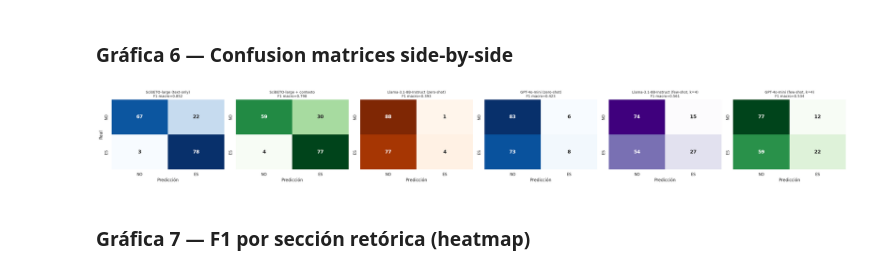
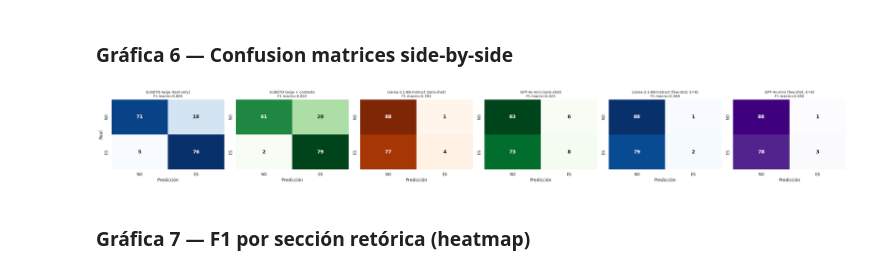
Before and after one commit to camm93/proyecto_grado_maia, a Jupyter notebook: notebooks/entrenamiento_t2_v4 (edwin).ipynb, the cells around one changed output. Cells and saved outputs as stored; diff of their text form; code cells hidden in the pictures.

```diff
--- a/notebooks/entrenamiento_t2_v4 (edwin).ipynb
+++ b/notebooks/entrenamiento_t2_v4 (edwin).ipynb
@@ -1313,7 +1333,7 @@ trainer_ctx, tok_ctx, model_ctx = train_or_load(
     model_name="Flaglab/SciBETO-large",
     dataset_cls=ContextDataset,
     df_train_=df_train, df_val_=df_val,
-    run_name="task2-v4-ctx",
+    run_name="task2-v5-ctx",
     output_dir=MODEL_OUT_CTX,
     input_type_label="con_prefijo_contextual",
 )
@@ -1389,7 +1409,7 @@ thr_ctx, sweep_ctx, val_probs_ctx, val_labels_ctx = calibrate_threshold_val(
 res_ctx = evaluate_on_test(
     trainer_ctx, tok_ctx, df_test_170, ContextDataset, thr_ctx,
     model_label="SciBETO-large + contexto",
-    run_name="task2-v3-ctx",
+    run_name="task2-v5-ctx",
 )
 
 boot_ctx = bootstrap_f1_macro(res_ctx["labels"], res_ctx["preds"])
@@ -1854,9 +1971,9 @@ llama_model2.eval()
 
 
 def build_llama_prompt_fewshot(text):
-    """Prompt few-shot estilo chat de Llama 3 Instruct con 4 ejemplos alternados."""
+    """Prompt few-shot estilo chat de Llama 3 Instruct con 8 ejemplos alternados."""
     messages = [{"role": "system", "content": SYSTEM_PROMPT_T2}]
-    # Insertar los 4 ejemplos como turnos user→assistant
+    # Insertar los 8 ejemplos como turnos user→assistant
     for lbl, ex_text in FEW_SHOT_EXAMPLES:
         messages.append({"role": "user",
                          "content": f"Fragmento:\n{ex_text}\n\nRespuesta:"})
@@ -1874,7 +1991,7 @@ def llama_inference_fewshot(df_, max_new_tokens=8):
     for text in tqdm(df_["text"].astype(str).tolist(), desc="Llama 3.1 8B few-shot"):
         prompt = build_llama_prompt_fewshot(text)
         inputs = llama_tok2(prompt, return_tensors="pt", truncation=True,
-                            max_length=3072).to(llama_model2.device)
+                            max_length=4096).to(llama_model2.device)
         t0 = time.perf_counter()
         out = llama_model2.generate(
             **inputs, max_new_tokens=max_new_tokens,
@@ -1897,7 +2014,7 @@ report_llama_fs = classification_report(labels_170, llama_fs_preds_170,
     target_names=["NO_ES_CONTRIBUCION","ES_CONTRIBUCION"], output_dict=True, zero_division=0)
 
 llama_fs_metrics = {
-    "model": "Llama-3.1-8B-Instruct (few-shot, k=4)",
+    "model": "Llama-3.1-8B-Instruct (few-shot, k=8)",
     "threshold": None,
     "f1_macro":      report_llama_fs["macro avg"]["f1-score"],
     "f1_positivos":  report_llama_fs["ES_CONTRIBUCION"]["f1-score"],
@@ -1910,16 +2027,16 @@ llama_fs_metrics = {
     "total_time_sec":  t_llama_fs,
     "avg_latency_sec": float(np.mean(llama_fs_lat_170)),
     "cost_usd": 0.0,
-    "n_shots": 4,
+    "n_shots": 8,
 }
 boot_llama_fs = bootstrap_f1_macro(labels_170, llama_fs_preds_170)
-all_results["llama-3.1-8b-fs4"] = {
+all_results["llama-3.1-8b-fs8"] = {
     "metrics": llama_fs_metrics, "preds": llama_fs_preds_170, "labels": labels_170,
     "raw_answers": llama_fs_raw_170, "latencies": llama_fs_lat_170,
     "report": report_llama_fs, "bootstrap": boot_llama_fs,
 }
 
-print(f"\n{'='*55}\n  Llama 3.1 8B + few-shot (k=4) sobre 170 gold")
+print(f"\n{'='*55}\n  Llama 3.1 8B + few-shot (k=8) sobre 170 gold")
 print(f"  F1 Macro = {llama_fs_metrics['f1_macro']:.4f} | Acc = {llama_fs_metrics['accuracy']:.4f}")
 print(f"  IC 95%: [{boot_llama_fs['ci_low']:.4f}, {boot_llama_fs['ci_high']:.4f}]")
 delta_llama = llama_fs_metrics["f1_macro"] - all_results["llama-3.1-8b"]["metrics"]["f1_macro"]
@@ -2000,7 +2117,7 @@ report_gpt_fs = classification_report(labels_170, gpt_fs_preds_170,
     target_names=["NO_ES_CONTRIBUCION","ES_CONTRIBUCION"], output_dict=True, zero_division=0)
 
 gpt_fs_metrics = {
-    "model": "GPT-4o-mini (few-shot, k=4)",
+    "model": "GPT-4o-mini (few-shot, k=8)",
     "threshold": None,
     "f1_macro":      report_gpt_fs["macro avg"]["f1-score"],
     "f1_positivos":  report_gpt_fs["ES_CONTRIBUCION"]["f1-score"],
@@ -2015,16 +2132,16 @@ gpt_fs_metrics = {
     "cost_usd":        gpt_fs_cost,
     "tokens_input":    gpt_fs_tok_in,
     "tokens_output":   gpt_fs_tok_out,
-    "n_shots": 4,
+    "n_shots": 8,
 }
 boot_gpt_fs = bootstrap_f1_macro(labels_170, gpt_fs_preds_170)
-all_results["gpt-4o-mini-fs4"] = {
+all_results["gpt-4o-mini-fs8"] = {
     "metrics": gpt_fs_metrics, "preds": gpt_fs_preds_170, "labels": labels_170,
     "raw_answers": gpt_fs_raw_170, "latencies": gpt_fs_lat_170,
     "report": report_gpt_fs, "bootstrap": boot_gpt_fs,
 }
 
-print(f"\n{'='*55}\n  GPT-4o-mini + few-shot (k=4) sobre 170 gold")
+print(f"\n{'='*55}\n  GPT-4o-mini + few-shot (k=8) sobre 170 gold")
 print(f"  F1 Macro = {gpt_fs_metrics['f1_macro']:.4f} | Acc = {gpt_fs_metrics['accuracy']:.4f}")
 print(f"  Tokens: in={gpt_fs_tok_in:,} out={gpt_fs_tok_out:,}")
 print(f"  Costo: ${gpt_fs_cost:.4f} USD (vs ${gpt_cost:.4f} zero-shot — esperado ~4× más por el few-shot)")
@@ -2145,22 +2262,22 @@ plt.show()
 # %%
 fig, axes = plt.subplots(1, len(all_results), figsize=(5*len(all_results), 4))
 if len(all_results) == 1: axes = [axes]
-cmaps = ["Blues", "Greens", "Oranges", "Blues", "Purples", "Greens"]
+cmaps = ["Blues", "Greens", "Oranges", "Greens", "Blues", "Purples"]
 
 for ax, (key, res), cmap in zip(axes, all_results.items(), cmaps):
     cm = confusion_matrix(res["labels"], res["preds"])
     sns.heatmap(cm, annot=True, fmt="d", cmap=cmap,
                 xticklabels=["NO","ES"], yticklabels=["NO","ES"], ax=ax,
                 annot_kws={"size":14, "weight":"bold"}, cbar=False)
     ax.set_xlabel("Predicción")
     ax.set_ylabel("Real" if ax is axes[0] else "")
     f1m = res["metrics"]["f1_macro"]
     ax.set_title(f"{res['metrics']['model']}\nF1 macro={f1m:.3f}", fontsize=10)
 plt.tight_layout()
 plt.savefig(f"{MODEL_OUT_CTX}/g6_confusion_matrices.png", dpi=120, bbox_inches="tight")
 plt.show()
 # %% [output]
-[figure, old version]
+[figure, new version]
 # %% [markdown]
 ### Gráfica 7 — F1 por sección retórica (heatmap)
 # %%
```
Also changed, not shown: parts of 37 cells of this notebook.
